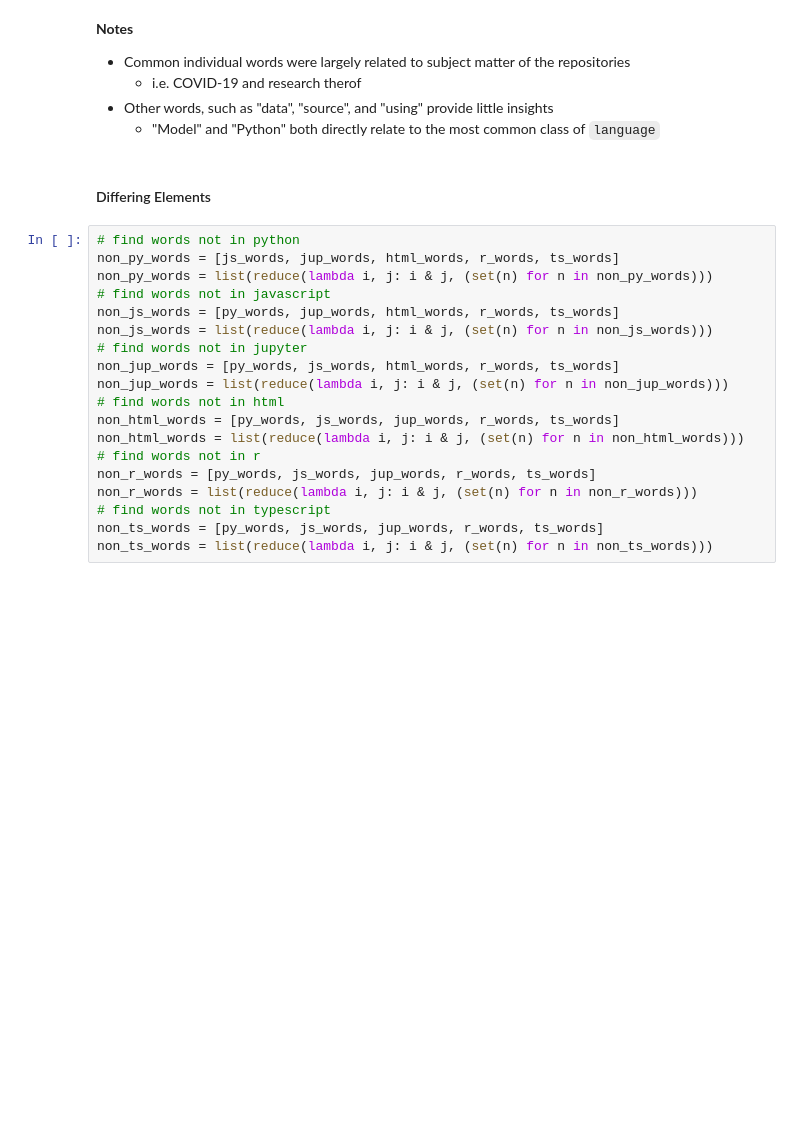
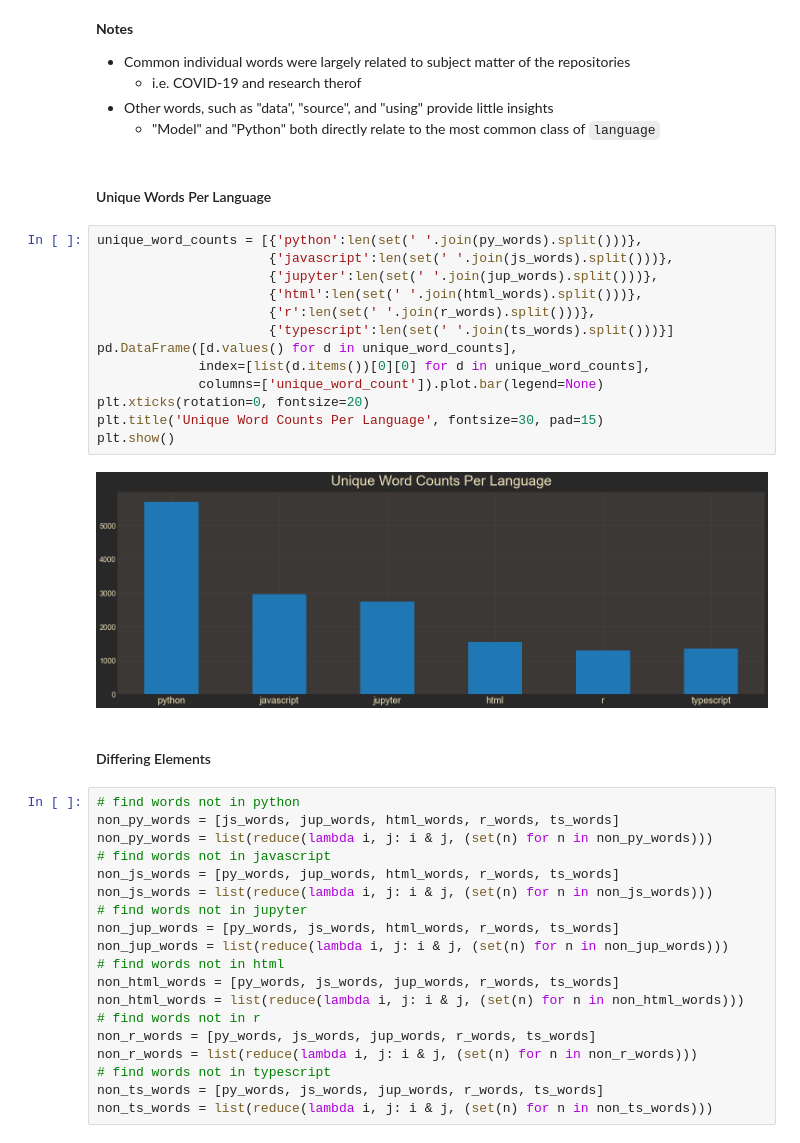
Before and after one commit to NLP-Project-CRT/NLP-Project, a Jupyter notebook: rz_workbook.ipynb, the cells around one changed output. Drawn from its saved outputs; the diff is of its cells as text; blank space fills up the shorter version.

```diff
--- a/rz_workbook.ipynb
+++ b/rz_workbook.ipynb
@@ -427,6 +459,23 @@ Typescript is missing 12 words: ['model', 'using', 'source', 'available', '19',
     - i.e. COVID-19 and research therof
 - Other words, such as "data", "source", and "using" provide little insights
     - "Model" and "Python" both directly relate to the most common class of `language`
+# %% [markdown]
+#### Unique Words Per Language
+# %%
+unique_word_counts = [{'python':len(set(' '.join(py_words).split()))},
+                      {'javascript':len(set(' '.join(js_words).split()))},
+                      {'jupyter':len(set(' '.join(jup_words).split()))},
+                      {'html':len(set(' '.join(html_words).split()))},
+                      {'r':len(set(' '.join(r_words).split()))},
+                      {'typescript':len(set(' '.join(ts_words).split()))}]
+pd.DataFrame([d.values() for d in unique_word_counts],
+             index=[list(d.items())[0][0] for d in unique_word_counts],
+             columns=['unique_word_count']).plot.bar(legend=None)
+plt.xticks(rotation=0, fontsize=20)
+plt.title('Unique Word Counts Per Language', fontsize=30, pad=15)
+plt.show()
+# %% [output]
+[figure, added]
 # %% [markdown]
 #### Differing Elements
 # %%
```
Also changed, not shown: parts of 51 cells of this notebook, 1 other file.
